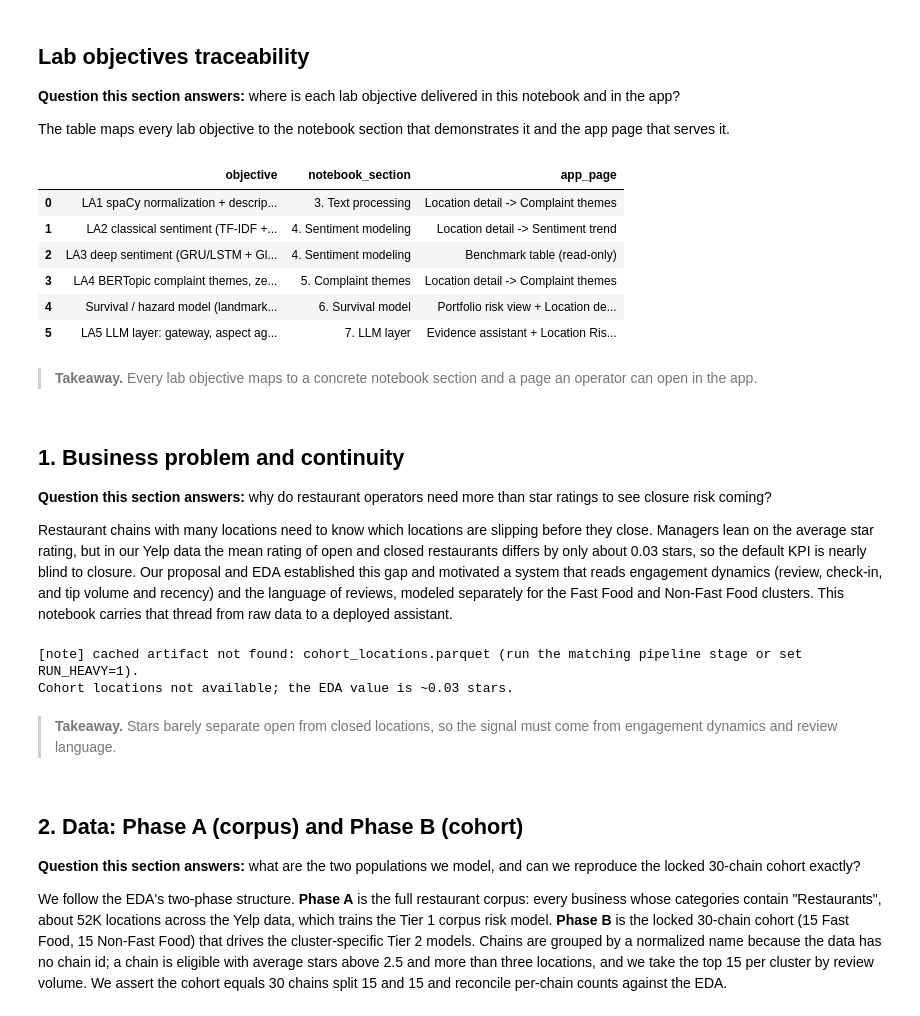
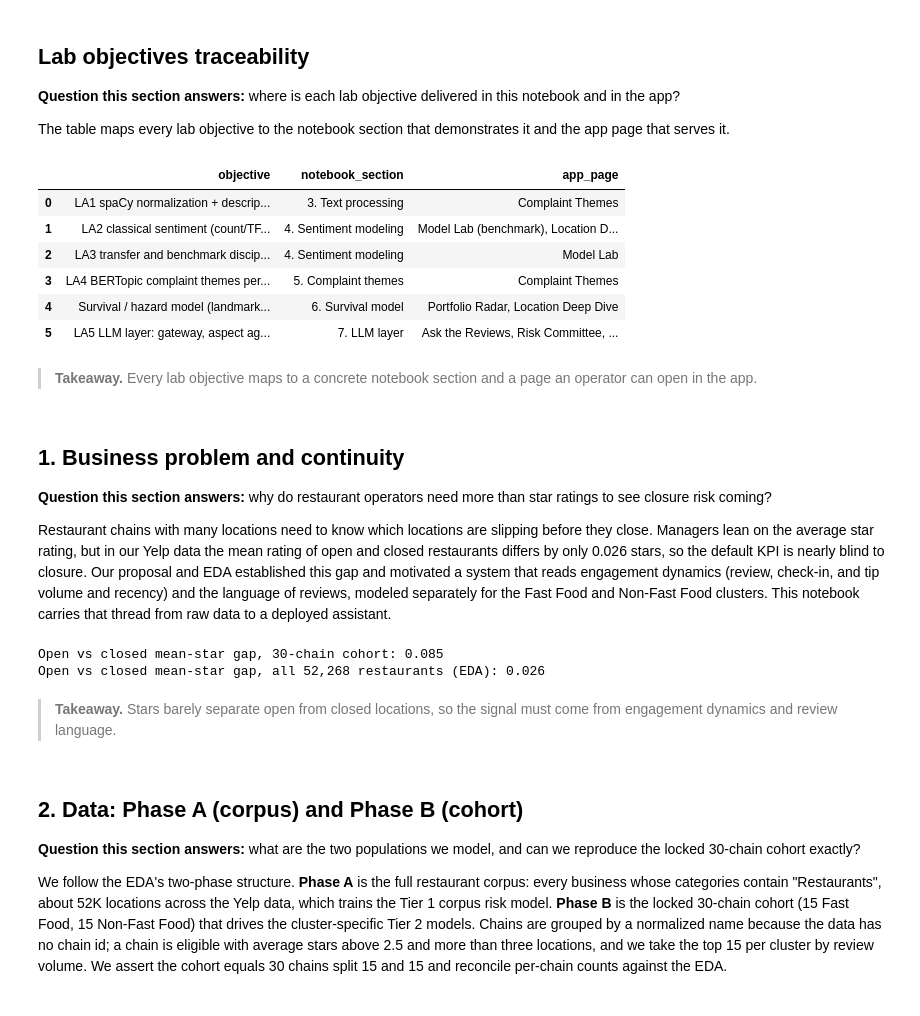
Before and after one commit to SyedHunainAkbar/location-risk-radar, a Jupyter notebook: notebooks/Location_Risk_Radar_Final.ipynb, the cells around one changed output. Cells and saved outputs as stored; diff of their text form; code cells hidden in the pictures.

```diff
--- a/notebooks/Location_Risk_Radar_Final.ipynb
+++ b/notebooks/Location_Risk_Radar_Final.ipynb
@@ -111,36 +117,36 @@ the app page that serves it.
 # %%
 # Lab objectives -> notebook section -> app page.
 traceability = pd.DataFrame([
     {"objective": "LA1 spaCy normalization + descriptive lexicons",
      "notebook_section": "3. Text processing",
-     "app_page": "Location detail -> Complaint themes"},
-    {"objective": "LA2 classical sentiment (TF-IDF + calibration), grouped split",
+     "app_page": "Complaint Themes"},
+    {"objective": "LA2 classical sentiment (count/TF-IDF, NB/SVM/LR, VADER), grouped split",
      "notebook_section": "4. Sentiment modeling",
-     "app_page": "Location detail -> Sentiment trend"},
-    {"objective": "LA3 deep sentiment (GRU/LSTM + GloVe) benchmark",
+     "app_page": "Model Lab (benchmark), Location Deep Dive"},
+    {"objective": "LA3 transfer and benchmark discipline (held-out + cohort transfer test)",
      "notebook_section": "4. Sentiment modeling",
-     "app_page": "Benchmark table (read-only)"},
-    {"objective": "LA4 BERTopic complaint themes, zero-shot vs unsupervised",
+     "app_page": "Model Lab"},
+    {"objective": "LA4 BERTopic complaint themes per cluster, over time and by outcome",
      "notebook_section": "5. Complaint themes",
-     "app_page": "Location detail -> Complaint themes"},
-    {"objective": "Survival / hazard model (landmark, two-tier)",
+     "app_page": "Complaint Themes"},
+    {"objective": "Survival / hazard model (landmark, chain-grouped CV)",
      "notebook_section": "6. Survival model",
-     "app_page": "Portfolio risk view + Location detail"},
+     "app_page": "Portfolio Radar, Location Deep Dive"},
     {"objective": "LA5 LLM layer: gateway, aspect agents, RAG, Risk Committee",
      "notebook_section": "7. LLM layer",
-     "app_page": "Evidence assistant + Location Risk Brief"},
+     "app_page": "Ask the Reviews, Risk Committee, Model Lab"},
 ])
 display(traceability)
 takeaway("Every lab objective maps to a concrete notebook section and a page an "
          "operator can open in the app.")
 # %% [output]
 |  | objective | notebook_section | app_page |
-| 0 | LA1 spaCy normalization + descrip... | 3. Text processing | Location detail -> Complaint themes |
-| 1 | LA2 classical sentiment (TF-IDF +... | 4. Sentiment modeling | Location detail -> Sentiment trend |
-| 2 | LA3 deep sentiment (GRU/LSTM + Gl... | 4. Sentiment modeling | Benchmark table (read-only) |
-| 3 | LA4 BERTopic complaint themes, ze... | 5. Complaint themes | Location detail -> Complaint themes |
-| 4 | Survival / hazard model (landmark... | 6. Survival model | Portfolio risk view + Location de... |
-| 5 | LA5 LLM layer: gateway, aspect ag... | 7. LLM layer | Evidence assistant + Location Ris... |
+| 0 | LA1 spaCy normalization + descrip... | 3. Text processing | Complaint Themes |
+| 1 | LA2 classical sentiment (count/TF... | 4. Sentiment modeling | Model Lab (benchmark), Location D... |
+| 2 | LA3 transfer and benchmark discip... | 4. Sentiment modeling | Model Lab |
+| 3 | LA4 BERTopic complaint themes per... | 5. Complaint themes | Complaint Themes |
+| 4 | Survival / hazard model (landmark... | 6. Survival model | Portfolio Radar, Location Deep Dive |
+| 5 | LA5 LLM layer: gateway, aspect ag... | 7. LLM layer | Ask the Reviews, Risk Committee, ... |
 > **Takeaway.** Every lab objective maps to a concrete notebook section and a page an operator can open in the app.
 # %% [markdown]
 ## 1. Business problem and continuity
@@ -150,7 +156,7 @@ ratings to see closure risk coming?
 
 Restaurant chains with many locations need to know which locations are slipping
 before they close. Managers lean on the average star rating, but in our Yelp data the
-mean rating of open and closed restaurants differs by only about 0.03 stars, so the
+mean rating of open and closed restaurants differs by only 0.026 stars, so the
 default KPI is nearly blind to closure. Our proposal and EDA established this gap and
 motivated a system that reads engagement dynamics (review, check-in, and tip volume
 and recency) and the language of reviews, modeled separately for the Fast Food and
@@ -161,14 +167,15 @@ assistant.
 loc = load_artifact(config.COHORT_LOCATIONS_FILE)
 if loc is not None and {"is_open", "stars"}.issubset(loc.columns):
     gap = loc.loc[loc.is_open == 1, "stars"].mean() - loc.loc[loc.is_open == 0, "stars"].mean()
-    print(f"Open vs closed mean-star gap (cohort): {gap:.3f}")
+    print(f"Open vs closed mean-star gap, 30-chain cohort: {gap:.3f}")
+    print("Open vs closed mean-star gap, all 52,268 restaurants (EDA): 0.026")
 else:
-    print("Cohort locations not available; the EDA value is ~0.03 stars.")
+    print("Cohort locations not available; the EDA value is 0.026 stars.")
 takeaway("Stars barely separate open from closed locations, so the signal must come "
          "from engagement dynamics and review language.")
 # %% [output]
-[note] cached artifact not found: cohort_locations.parquet (run the matching pipeline stage or set RUN_HEAVY=1).
-Cohort locations not available; the EDA value is ~0.03 stars.
+Open vs closed mean-star gap, 30-chain cohort: 0.085
+Open vs closed mean-star gap, all 52,268 restaurants (EDA): 0.026
 > **Takeaway.** Stars barely separate open from closed locations, so the signal must come from engagement dynamics and review language.
 # %% [markdown]
 ## 2. Data: Phase A (corpus) and Phase B (cohort)
```
Also changed, not shown: parts of 43 cells of this notebook, 2 other files.
